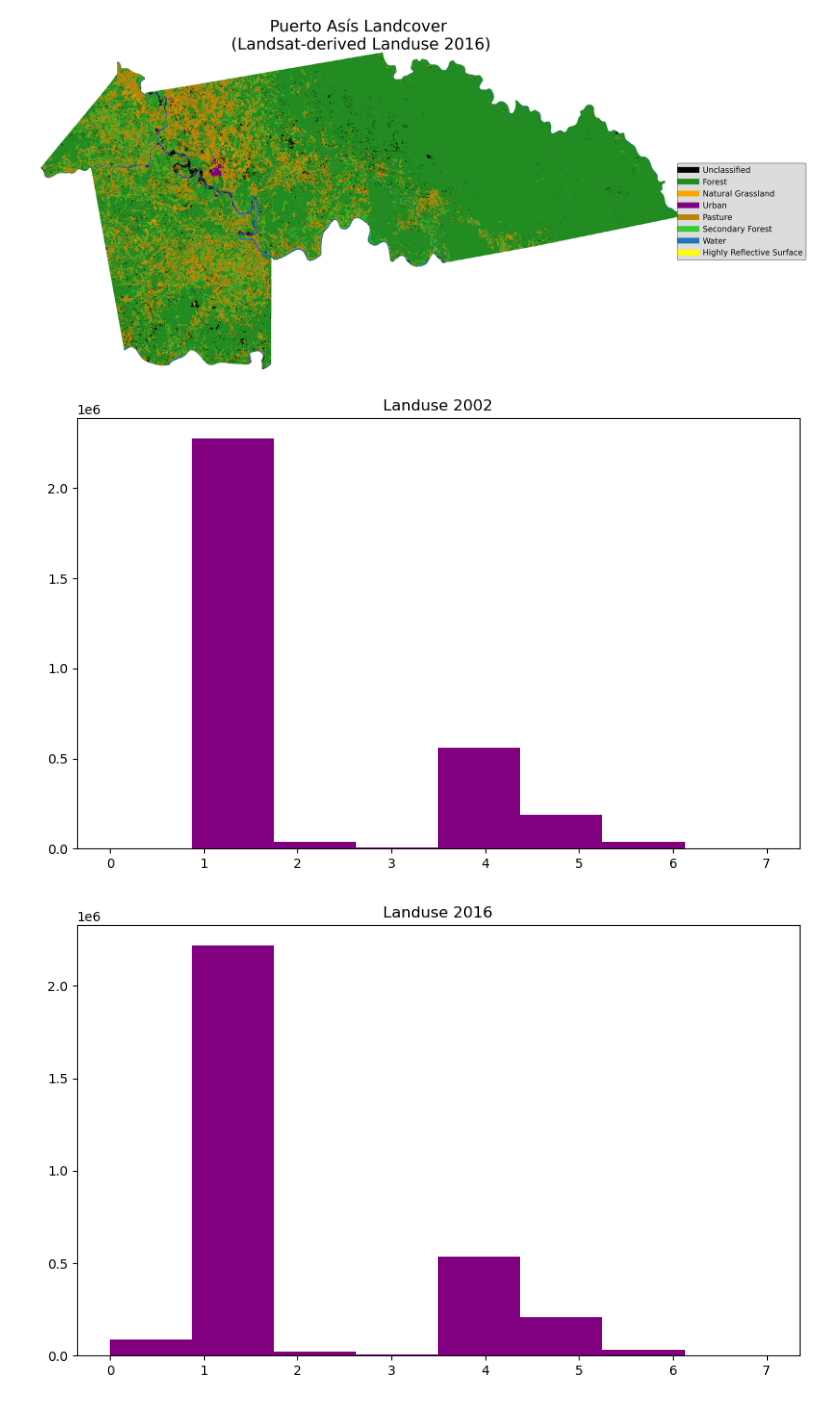
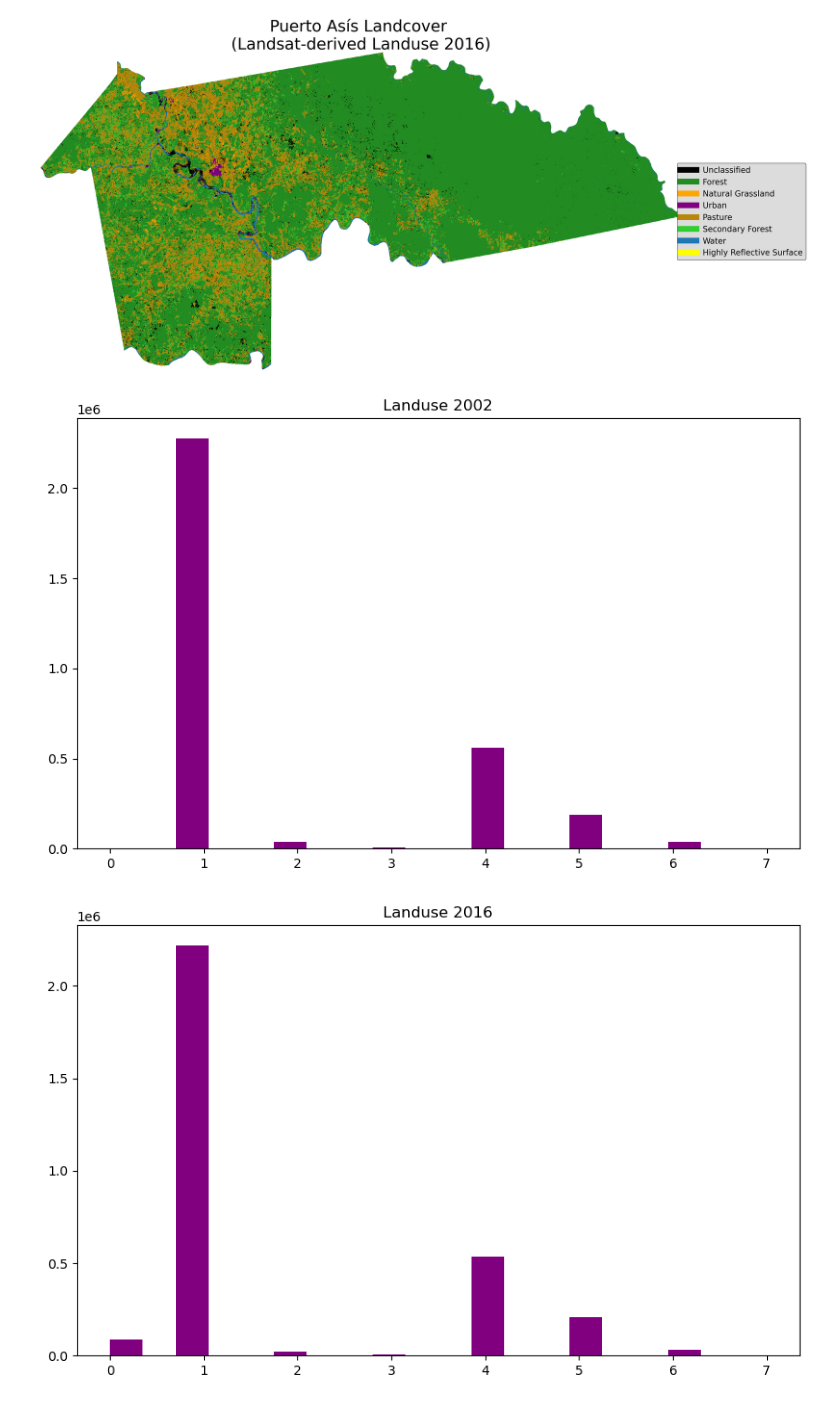
Before and after one commit to macacosta/04-geopark-raster-data, a Jupyter notebook: notebooks/04-geopark-raster-data-solutions.ipynb, the cells around one changed output. Cells and saved outputs as stored; diff of their text form; code cells hidden in the pictures.

Commit message:
more histogram playing

```diff
--- a/notebooks/04-geopark-raster-data-solutions.ipynb
+++ b/notebooks/04-geopark-raster-data-solutions.ipynb
@@ -280,13 +280,13 @@ plt.show()
 [figure]
 # %%
 # Creating histograms of 2002 pixel counts
-ep.hist(clipped_2002.values, bins=8, title='Landuse 2002', figsize=(10,6))
+ep.hist(clipped_2002.values, title='Landuse 2002', figsize=(10,6))
 plt.show()
 # %% [output]
-[figure, old version]
+[figure, new version]
 # %%
 # Creating histograms of 2016 pixel counts
-ep.hist(clipped_2016.values, bins=8, title='Landuse 2016', figsize=(10,6))
+ep.hist(clipped_2016.values, title='Landuse 2016', figsize=(10,6))
 plt.show()
 # %% [output]
-[figure, old version]
+[figure, new version]
```
Also changed, not shown: parts of 1 cell of this notebook.
